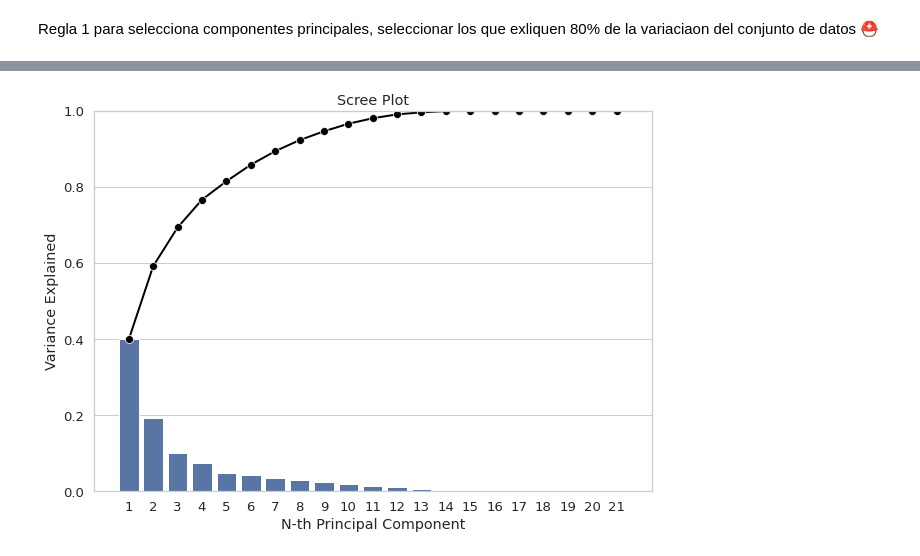
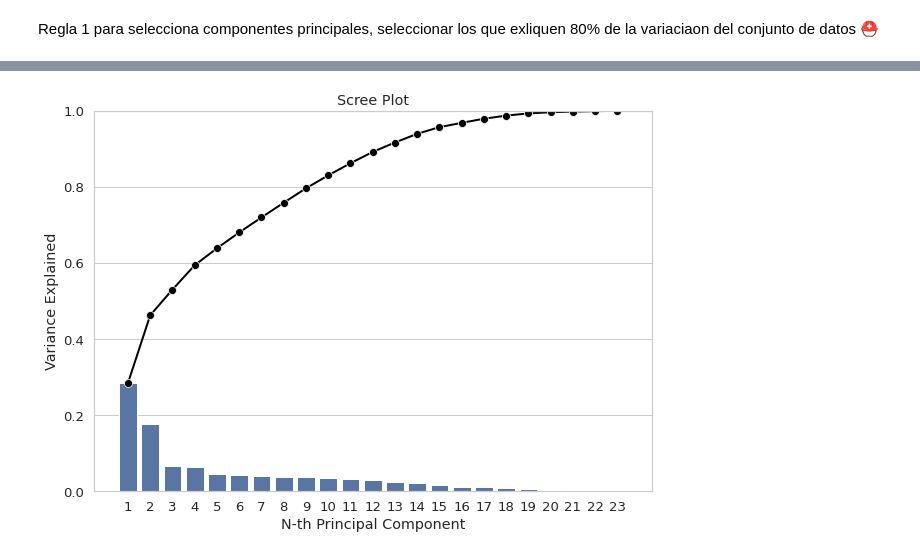
Before and after one commit to PosgradoMNA/actividades-del-projecto-151, a Jupyter notebook: Actividad_Semanal_4_code_11102022.ipynb, the cells around one changed output, grey strips where cells are left out. Saved outputs shown, nothing was run; the diff lists cells and outputs as text; code cells hidden in the pictures.

```diff
--- a/Actividad_Semanal_4_code_11102022.ipynb
+++ b/Actividad_Semanal_4_code_11102022.ipynb
@@ -448,0 +392,6 @@ dtype: object
+# %%
+dfx = TablaDatos4.drop(columns = 'Y')
+# %%
+ss = StandardScaler()
+# %%
+df_transformed = ss.fit_transform(dfx)
@@ -448,0 +402,11 @@ dtype: object
+# %%
+PCA_ = PCA()
+
+PCA_.fit(df_transformed)
+
+pcsSummary = pd.DataFrame({'Standard deviation': np.sqrt(PCA_.explained_variance_),
+                          'Proportion of variance': PCA_.explained_variance_ratio_,
+                          'Cumulative proportion': np.cumsum(PCA_.explained_variance_ratio_)#column
+                          }
+                          )
+pcsSummary
@@ -452,31 +454,31 @@ import matplotlib.pyplot as plt
 # %%
-PC_components = np.arange(pcs.n_components_) + 1
+PC_components = np.arange(PCA_.n_components_) + 1
 #PC_components
 
 _ = sns.set(style = 'whitegrid',
             font_scale = 1.2
             )
 
 fig, ax = plt.subplots(figsize=(10, 7))
 
 _ = sns.barplot(x = PC_components,
-                y = pcs.explained_variance_ratio_,
+                y = PCA_.explained_variance_ratio_,
                 color = 'b'
                 )
 
 _ = sns.lineplot(x = PC_components-1,
-                 y = np.cumsum(pcs.explained_variance_ratio_),
+                 y = np.cumsum(PCA_.explained_variance_ratio_),
                  color = 'black',
                  linestyle = '-',
                  linewidth = 2,
                  marker = 'o',
                  markersize = 8
                  )
 
 plt.title('Scree Plot')
 plt.xlabel('N-th Principal Component')
 plt.ylabel('Variance Explained')
 plt.ylim(0, 1)
 plt.show()
 # %% [output]
-[figure, old version]
+[figure, new version]
```
Also changed, not shown: parts of 38 cells of this notebook.
